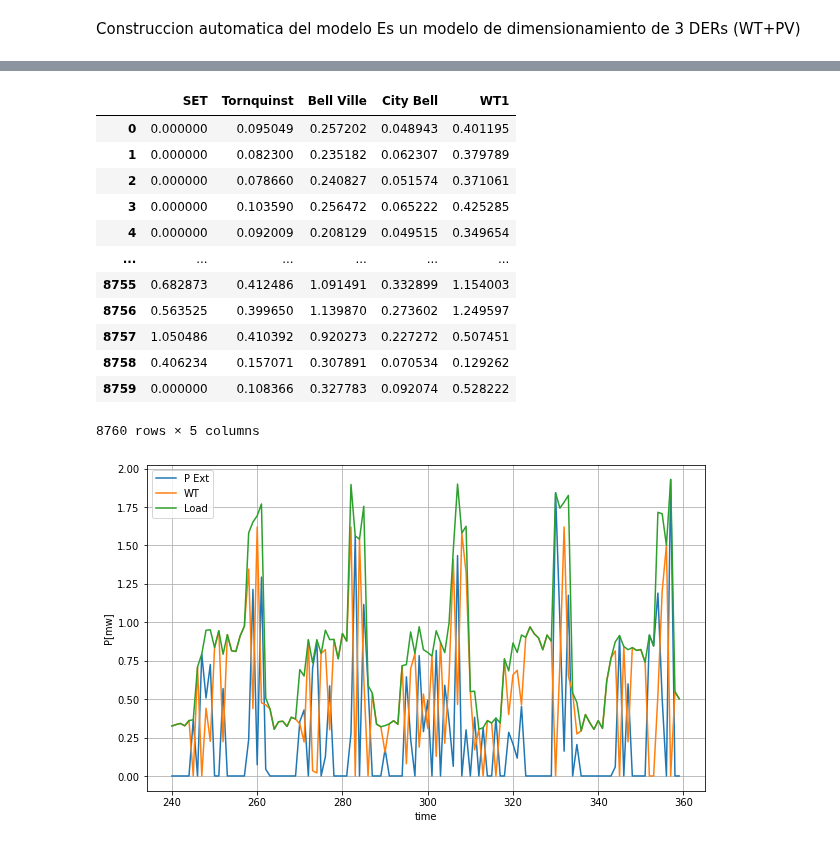
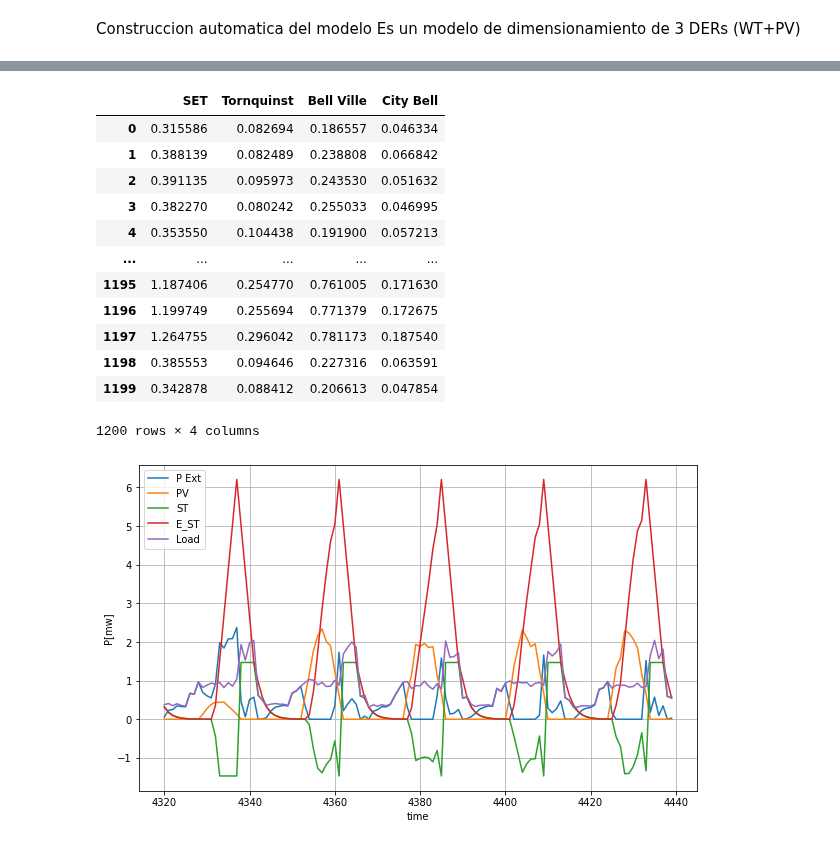
Before and after one commit to MGFO/MGFO, a Jupyter notebook: Simple_Model.ipynb, the cells around one changed output, grey strips where cells are left out. Saved outputs shown, nothing was run; the diff lists cells and outputs as text; code cells hidden in the pictures.

Commit message:
Energy storage model added.

```diff
--- a/Simple_Model.ipynb
+++ b/Simple_Model.ipynb
@@ -338,3 +344,21 @@ net.sgen
 | 1 | WT1 | 3 | 0.150 | 0.000 | NaN | 1.0 | True | wye | True | 0.40 | ... |
 | 2 | PV2 | 4 | 0.080 | 0.000 | NaN | 1.0 | True | wye | True | 0.30 | ... |
 3 rows × 21 columns
+# %%
+net.storage['name'][0] = 'ST1'
+net.storage['pa_pu'][0] = 1.0
+net.storage['ic_0_mu'][0] = 0.5
+net.storage['ic_1_mu'][0] = 1.0
+net.storage['ic_1_mu_cap'][0] = 0.5
+net.storage['oc_0_mu'][0] = 0.0
+net.storage['oc_1_mu'][0] = 1200e-6
+net.storage['sizeable'][0] = True
+
+net.storage['name'][1] = 'ST2'
+net.storage['pa_pu'][1] = 1.0
+net.storage['ic_0_mu'][1] = 0.5
+net.storage['ic_1_mu'][1] = 2.0
+net.storage['ic_1_mu_cap'][1] = 7.0
+net.storage['oc_0_mu'][1] = 0.0
+net.storage['oc_1_mu'][1] = 1400e-6
+net.storage['sizeable'][1] = True
@@ -341,7 +372,7 @@ net.sgen
 # %% [markdown]
 ## Construcción de Escenarios
 # %%
-dias = 365
+dias = 50
 años = 5
 # %%
 #el rango de horas:
@@ -455,39 +489,44 @@ Resultados = model_writer.get_scenes_results()
 # %%
 Resultados
 # %% [output]
-|  | SET | Tornquinst | Bell Ville | City Bell | WT1 |
-| 0 | 0.000000 | 0.095049 | 0.257202 | 0.048943 | 0.401195 |
-| 1 | 0.000000 | 0.082300 | 0.235182 | 0.062307 | 0.379789 |
-| 2 | 0.000000 | 0.078660 | 0.240827 | 0.051574 | 0.371061 |
-| 3 | 0.000000 | 0.103590 | 0.256472 | 0.065222 | 0.425285 |
-| 4 | 0.000000 | 0.092009 | 0.208129 | 0.049515 | 0.349654 |
-| ... | ... | ... | ... | ... | ... |
-| 8755 | 0.682873 | 0.412486 | 1.091491 | 0.332899 | 1.154003 |
-| 8756 | 0.563525 | 0.399650 | 1.139870 | 0.273602 | 1.249597 |
-| 8757 | 1.050486 | 0.410392 | 0.920273 | 0.227272 | 0.507451 |
-| 8758 | 0.406234 | 0.157071 | 0.307891 | 0.070534 | 0.129262 |
-| 8759 | 0.000000 | 0.108366 | 0.327783 | 0.092074 | 0.528222 |
+|  | SET | Tornquinst | Bell Ville | City Bell |
+| 0 | 0.315586 | 0.082694 | 0.186557 | 0.046334 |
+| 1 | 0.388139 | 0.082489 | 0.238808 | 0.066842 |
+| 2 | 0.391135 | 0.095973 | 0.243530 | 0.051632 |
+| 3 | 0.382270 | 0.080242 | 0.255033 | 0.046995 |
+| 4 | 0.353550 | 0.104438 | 0.191900 | 0.057213 |
+| ... | ... | ... | ... | ... |
+| 1195 | 1.187406 | 0.254770 | 0.761005 | 0.171630 |
+| 1196 | 1.199749 | 0.255694 | 0.771379 | 0.172675 |
+| 1197 | 1.264755 | 0.296042 | 0.781173 | 0.187540 |
+| 1198 | 0.385553 | 0.094646 | 0.227316 | 0.063591 |
+| 1199 | 0.342878 | 0.088412 | 0.206613 | 0.047854 |
-8760 rows × 5 columns
+1200 rows × 4 columns
 # %%
 # Set the plot curve with markers and a title
 fig, ax = plt.subplots(1, 1)
 
 fig.set_size_inches(10,6)
-ax.plot(Resultados['SET'][240:360], label = 'P Ext')
-ax.plot(Resultados['WT1'][240:360], label = 'WT')
-ax.plot(Resultados['Tornquinst'][240:360]+Resultados['Bell Ville'][240:360]+Resultados['City Bell'][240:360], label = 'Load')
+a=180*24
+#b=360
+b=180*24+5*24
+ax.plot(Resultados['SET'][a:b], label = 'P Ext')
+ax.plot(Resultados['PV2'][a:b], label = 'PV')
+ax.plot(Resultados['ST1'][a:b], label = 'ST')
+ax.plot(Resultados['E_ST1'][a:b], label = 'E_ST')
+ax.plot(Resultados['Tornquinst'][a:b]+Resultados['Bell Ville'][a:b]+Resultados['City Bell'][a:b], label = 'Load')
 
 #ax.plot(Resultados['time'][240:360], Resultados['p_mw_PV'][240:360], label = 'PV')
 #ax.plot(Resultados['time'][240:360], Resultados['p_mw_Load'][240:360], label = 'Load')
 
 ax.set_xlabel('time')
 ax.set_ylabel('P[mw]')
 
 ax.legend()
 
 ax.grid(True)
 
 
 plt.show()
 # %% [output]
-[figure, old version]
+[figure, new version]
```
Also changed, not shown: parts of 12 cells of this notebook, 1 other file.
